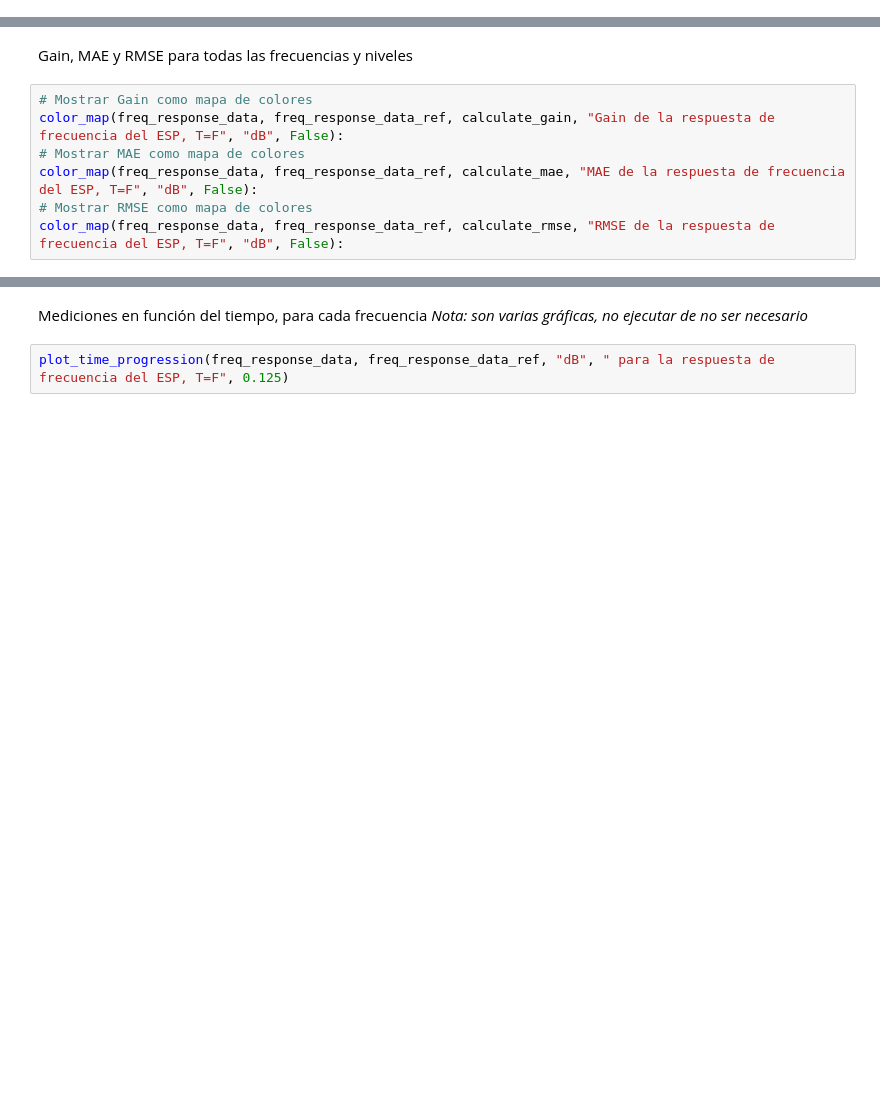
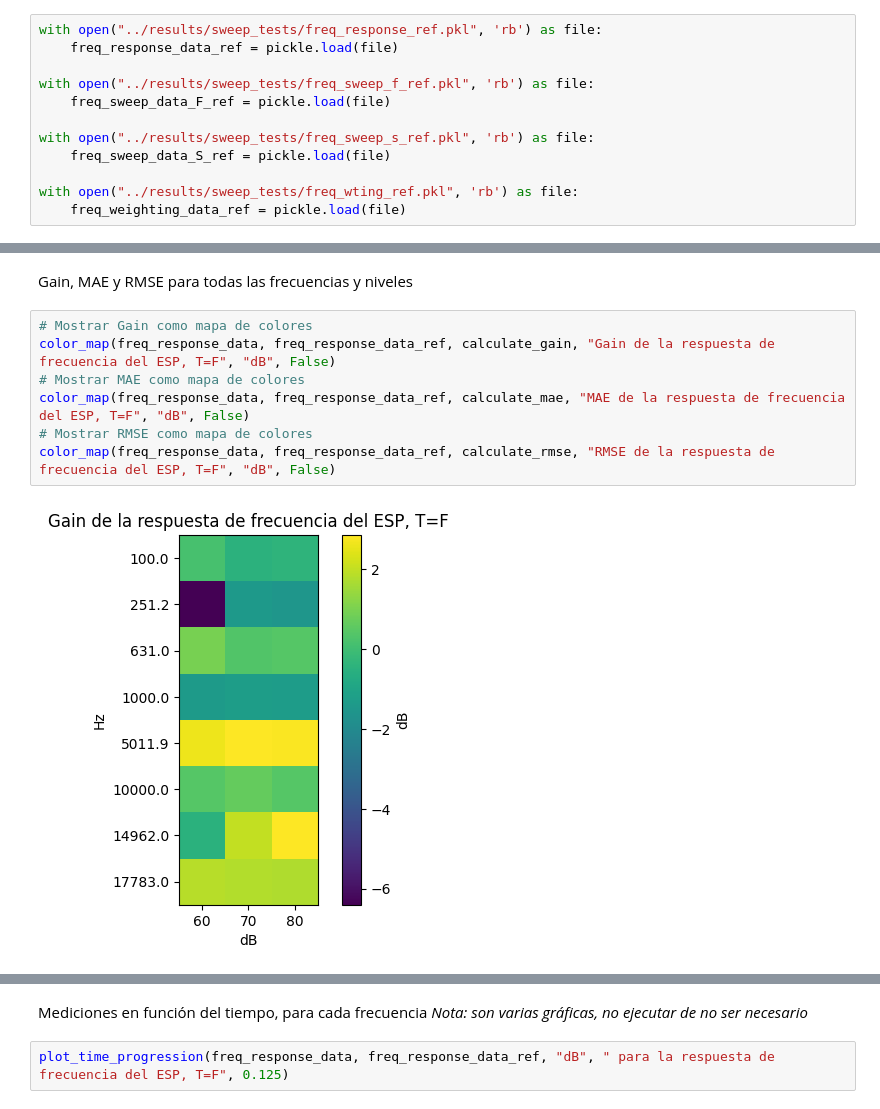
Before and after one commit to DeltaLabo/rsim, a Jupyter notebook: calibration/data-analysis/sweep_tests.ipynb, the cells around one changed output, grey strips where cells are left out. Saved outputs shown, nothing was run; the diff lists cells and outputs as text; blank space fills up the shorter version.

```diff
--- a/calibration/data-analysis/sweep_tests.ipynb
+++ b/calibration/data-analysis/sweep_tests.ipynb
@@ -51,3 +28,15 @@ test2 = TestDataContainer(1)
+# %%
+with open("../results/sweep_tests/freq_response_ref.pkl", 'rb') as file:
+    freq_response_data_ref = pickle.load(file)
+
+with open("../results/sweep_tests/freq_sweep_f_ref.pkl", 'rb') as file:
+    freq_sweep_data_F_ref = pickle.load(file)
+
+with open("../results/sweep_tests/freq_sweep_s_ref.pkl", 'rb') as file:
+    freq_sweep_data_S_ref = pickle.load(file)
+
+with open("../results/sweep_tests/freq_wting_ref.pkl", 'rb') as file:
+    freq_weighting_data_ref = pickle.load(file)
 # %% [markdown]
 ## Respuesta de frecuencia y nivel
 # %% [markdown]
@@ -62,8 +55,10 @@ plot_ref_mae_rmse(freq_response_data, freq_response_data_ref, ref_volume, "dB",
 Gain, MAE y RMSE para todas las frecuencias y niveles
 # %%
 # Mostrar Gain como mapa de colores
-color_map(freq_response_data, freq_response_data_ref, calculate_gain, "Gain de la respuesta de frecuencia del ESP, T=F", "dB", False):
+color_map(freq_response_data, freq_response_data_ref, calculate_gain, "Gain de la respuesta de frecuencia del ESP, T=F", "dB", False)
 # Mostrar MAE como mapa de colores
-color_map(freq_response_data, freq_response_data_ref, calculate_mae, "MAE de la respuesta de frecuencia del ESP, T=F", "dB", False):
+color_map(freq_response_data, freq_response_data_ref, calculate_mae, "MAE de la respuesta de frecuencia del ESP, T=F", "dB", False)
 # Mostrar RMSE como mapa de colores
-color_map(freq_response_data, freq_response_data_ref, calculate_rmse, "RMSE de la respuesta de frecuencia del ESP, T=F", "dB", False):
+color_map(freq_response_data, freq_response_data_ref, calculate_rmse, "RMSE de la respuesta de frecuencia del ESP, T=F", "dB", False)
+# %% [output]
+[figure, added]
```
Also changed, not shown: parts of 9 cells of this notebook, 5 other files.
